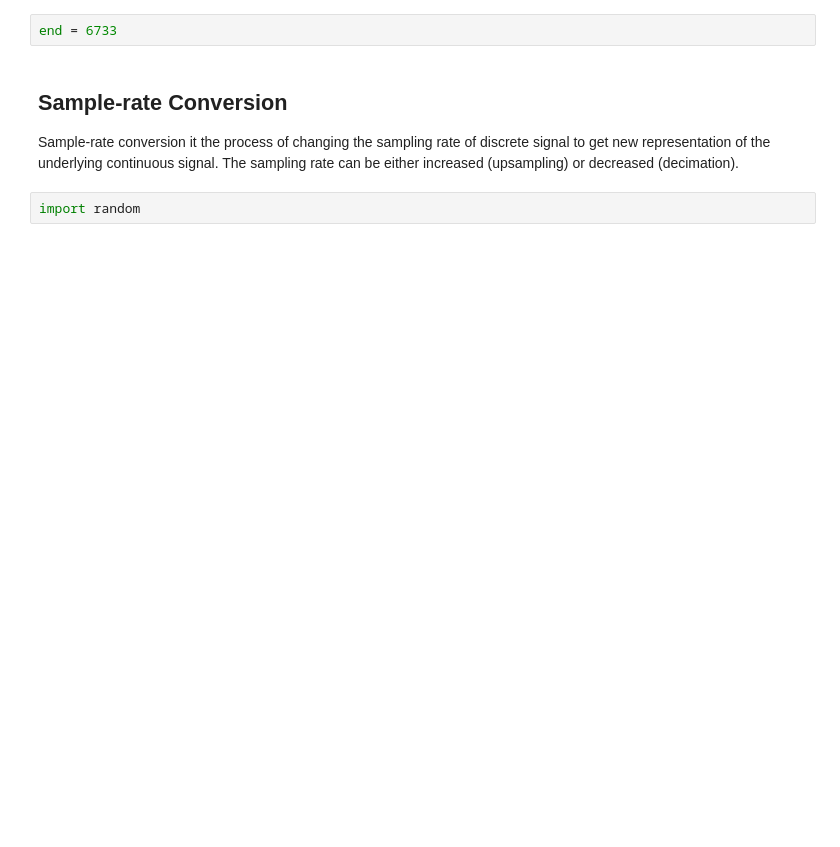
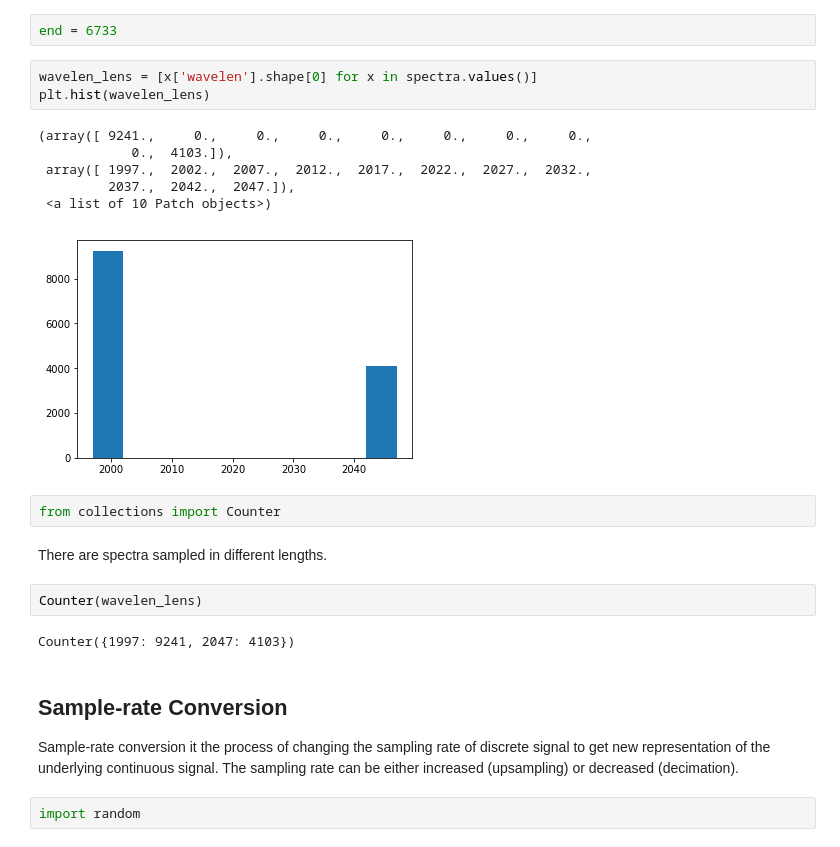
Before and after one commit to podondra/bt-spectraldl, a Jupyter notebook: notebooks/resampling.ipynb, the cells around one changed output. Saved outputs shown, nothing was run; the diff lists cells and outputs as text; blank space fills up the shorter version.

```diff
--- a/notebooks/resampling.ipynb
+++ b/notebooks/resampling.ipynb
@@ -63,5 +61,23 @@ ends_n, ends_bins
 # %%
 end = 6733
+# %%
+wavelen_lens = [x['wavelen'].shape[0] for x in spectra.values()]
+plt.hist(wavelen_lens)
+# %% [output]
+(array([ 9241.,     0.,     0.,     0.,     0.,     0.,     0.,     0.,
+            0.,  4103.]),
+ array([ 1997.,  2002.,  2007.,  2012.,  2017.,  2022.,  2027.,  2032.,
+         2037.,  2042.,  2047.]),
+ <a list of 10 Patch objects>)
+[figure, added]
+# %%
+from collections import Counter
+# %% [markdown]
+There are spectra sampled in different lengths.
+# %%
+Counter(wavelen_lens)
+# %% [output]
+Counter({1997: 9241, 2047: 4103})
 # %% [markdown]
 ## Sample-rate Conversion
 
```
Also changed, not shown: parts of 11 cells of this notebook, 2 other files.
